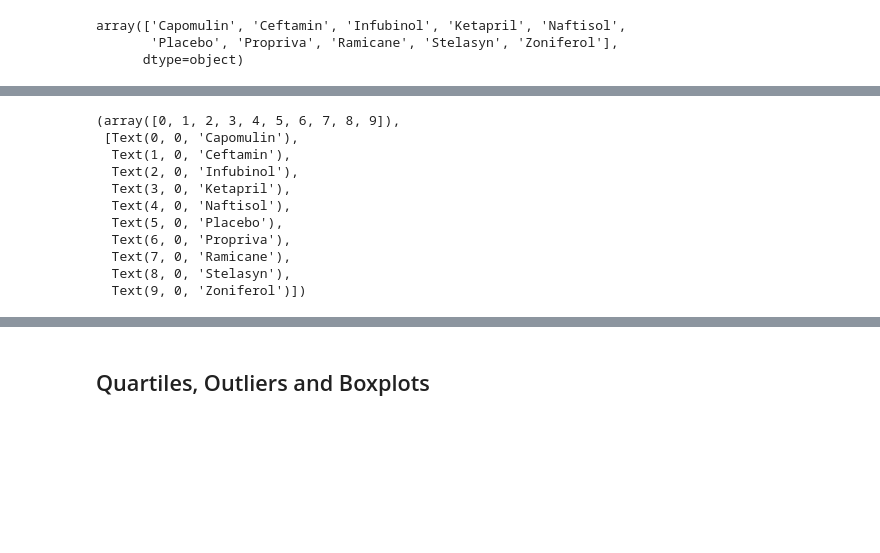
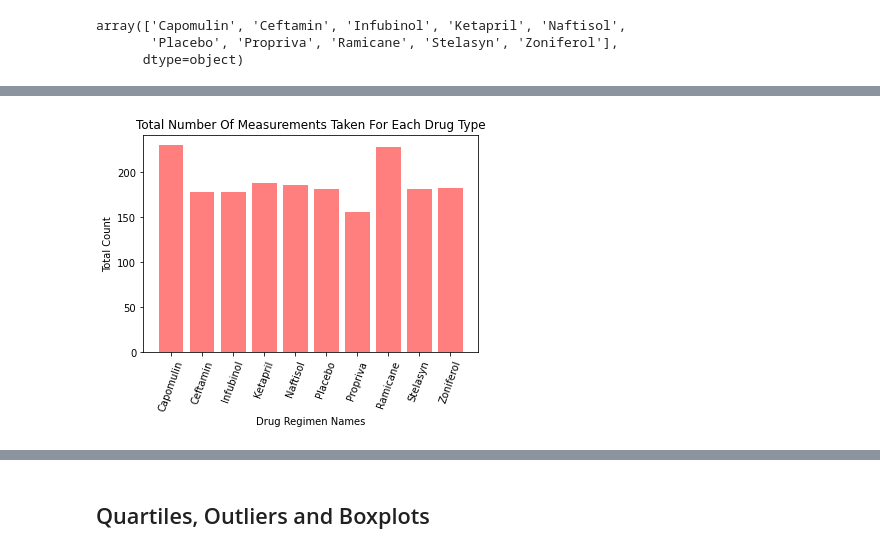
Before and after one commit to Gujaratigirl/HW-MatPlotLib, a Jupyter notebook: Pymaceuticals/pymaceuticals_starter_2.ipynb, the cells around one changed output, grey strips where cells are left out. Saved outputs shown, nothing was run; the diff lists cells and outputs as text; code cells hidden in the pictures; blank space fills up the shorter version.

```diff
--- a/Pymaceuticals/pymaceuticals_starter_2.ipynb
+++ b/Pymaceuticals/pymaceuticals_starter_2.ipynb
@@ -259,17 +262,15 @@ plt.bar(x_axis, count_list, color='r', alpha=0.5, align="center")
 # %%
+plt.bar(x_axis, count_list, color='r', alpha=0.5, align="center")
+
 tick_locations = [value for value in x_axis]
 plt.xticks(tick_locations, ['Capomulin', 'Ceftamin', 'Infubinol', 'Ketapril', 'Naftisol',
        'Placebo', 'Propriva', 'Ramicane', 'Stelasyn', 'Zoniferol'])
 plt.xticks(rotation=70)
+
+# Give chart some labels and a tile
+plt.title("Total Number Of Measurements Taken For Each Drug Type")
+plt.xlabel("Drug Regimen Names")
+plt.ylabel("Total Count")
+plt.show()
 # %% [output]
-(array([0, 1, 2, 3, 4, 5, 6, 7, 8, 9]),
- [Text(0, 0, 'Capomulin'),
-  Text(1, 0, 'Ceftamin'),
-  Text(2, 0, 'Infubinol'),
-  Text(3, 0, 'Ketapril'),
-  Text(4, 0, 'Naftisol'),
-  Text(5, 0, 'Placebo'),
-  Text(6, 0, 'Propriva'),
-  Text(7, 0, 'Ramicane'),
-  Text(8, 0, 'Stelasyn'),
-  Text(9, 0, 'Zoniferol')])
+[figure, added]
```
Also changed, not shown: parts of 13 cells of this notebook.
